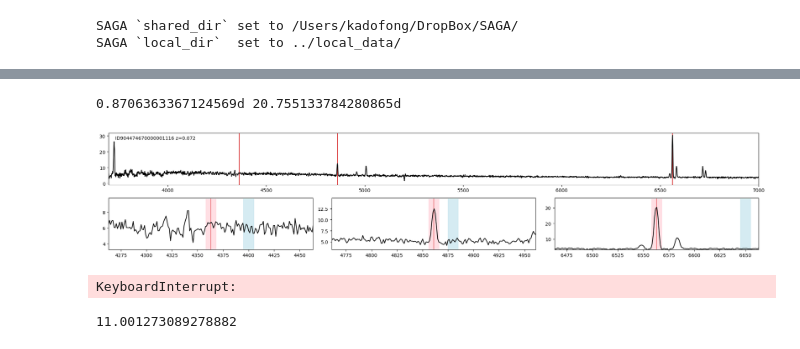
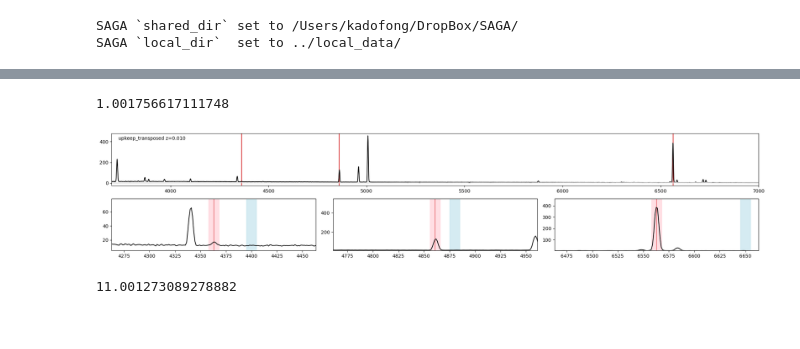
Before and after one commit to ekadofong/SAGAbg, a Jupyter notebook: notebooks/test_get_spectra.ipynb, the cells around one changed output, grey strips where cells are left out. Drawn from its saved outputs; the diff is of its cells as text; code cells hidden in the pictures.

```diff
--- a/notebooks/test_get_spectra.ipynb
+++ b/notebooks/test_get_spectra.ipynb
@@ -66,7 +68,2 @@ obj = first_objects[np.where(np.in1d(first_objects['OBJID'], 902548960000004877)
-# %%
-fake_nbwidth = 10.
-# %%
-line_wavelengths = {'Halpha':6563.,'OIII4363':4363., 'Hbeta':4861., }#'OIII5007':5007}
-cont_wavelengths = {'Halpha':6650., 'OIII4363':4400., 'Hbeta':4880.,}# 'OIII5007':5100}
 # %%
 ok = ['hurdle_dam','upkeep_transposed','deluging_trophy', 'evolutionary_thebes']
@@ -73,53 +93,57 @@ ok = ['hurdle_dam','upkeep_transposed','deluging_trophy', 'evolutionary_thebes']
+# %%
+(line_df['OIII4363']/line_df['u_OIII4363']).loc['prodigies_mortgagor']
+# %% [output]
+1.001756617111748
 # %%
-obj = clean.loc['cableway_doorstep'] #['mcinnes_aapg_arrogance']
+obj = clean.loc['upkeep_transposed']
-# %%
-print(f"{obj['RA']}d {obj['DEC']}d")
-# %% [output]
-0.8706363367124569d 20.755133784280865d
 # %%
 flux, wave, ivar, flag = SAGA_get_spectra.saga_get_spectrum(obj, dropbox_directory)
 #binned_flux = flux.reshape(-1,2).mean(axis=1)
 #binned_wv = wave.reshape(-1,2).mean(axis=1)
 
 restwv = wave/(1.+obj['SPEC_Z'])
-objname = obj['OBJID']
+objname = obj['wordid']
 axorder = {'OIII4363':0, 'Hbeta':1, "Halpha":2}
 delta =100.
 
 fig = plt.figure ( figsize=(20,4))
 
 shape = (2,3)
 ax_prince = plt.subplot2grid ( shape, (0,0), colspan = 3 )
 line_axes = [ plt.subplot2grid(shape, (1,idx)) for idx in range(3) ]
 axarr = [ax_prince] + line_axes
 ylim = np.nanquantile(flux[(restwv>3700.)&(restwv<=7000.)], [0.01, 1.])
 ylim[1] = ylim[1] * 1.1
 for ax in axarr:
     ax.plot(restwv,flux,color='k')
+    ax.plot(restwv, ivar**.5, color='lightgrey')
     #ax.plot(binned_wv/(1.+obj['SPEC_Z']), binned_flux, color='k')
 for key in line_wavelengths:
     ax = axarr[axorder[key]+1]
     ax_prince.axvline(line_wavelengths[key], color='tab:red', zorder=0)
     ax.axvline(line_wavelengths[key], color='tab:red', zorder=0)
-    ax.axvspan ( line_wavelengths[key]-fake_nbwidth/2., line_wavelengths[key]+fake_nbwidth/2., color='pink', alpha=0.5 )
-    ax.axvspan ( cont_wavelengths[key]-fake_nbwidth/2., cont_wavelengths[key]+fake_nbwidth/2., color='lightblue', alpha=0.5 )
+    ax.axvspan ( line_wavelengths[key]-fake_nbwidth/2., line_wavelengths[key]+fake_nbwidth/2.,
+                color='pink', alpha=0.5 )
+    ax.axvspan ( cont_wavelengths[key]-fake_nbwidth/2., cont_wavelengths[key]+fake_nbwidth/2.,
+                color='lightblue', alpha=0.5 )
     ymax = np.nanquantile(flux[abs((restwv) - line_wavelengths[key]) <= (2.*delta)], 1.) * 1.2
     ax.set_ylim(ylim[0], ymax)
 delta = 100.
 axarr[1].set_xlim(line_wavelengths['OIII4363'] - delta, line_wavelengths['OIII4363'] + delta )
 axarr[2].set_xlim(line_wavelengths['Hbeta'] - delta, line_wavelengths['Hbeta'] + delta )
 axarr[3].set_xlim(line_wavelengths['Halpha'] - delta, line_wavelengths['Halpha'] + delta )
-ax_prince.text ( 0.01, 0.95, f'ID{objname} z={obj["SPEC_Z"]:.3f}', transform=ax_prince.transAxes, ha='left', va='top')
+ax_prince.text ( 0.01, 0.95, f'{objname} z={obj["SPEC_Z"]:.3f}', transform=ax_prince.transAxes,
+                ha='left', va='top')
 
 ax_prince.set_xlim(3700.,7000.)
 plt.tight_layout ()
 # %% [output]
-[figure, old version]
+[figure, new version]
 # %%
 #line_wavelengths = {'Halpha':6563.,'OIII4363':4363., 'Hbeta':4861., 'OIII5007':5007}
 delta = 200
 
-for name,row in lineflux_df.query('(OIII4363>1.)&(Halpha>10.)').iterrows():
+for name,row in detections.iterrows():
     obj = clean.loc[name]
     if isinstance(obj, table.Table):
         obj = obj[0]
@@ -131,7 +155,7 @@ for name,row in lineflux_df.query('(OIII4363>1.)&(Halpha>10.)').iterrows():
     restwv = wave/(1.+obj['SPEC_Z'])
     objname = obj['OBJID']
     axorder = {'OIII4363':0, 'Hbeta':1, "Halpha":2}
-    figname = f'../figures/exploration/spectra/spectrum_ID{name}.png'
+    figname = f'../figures/exploration/spectra/spectrum_{name}.png'
 
 
     fig = plt.figure ( figsize=(20,4))
@@ -151,7 +175,7 @@ for name,row in lineflux_df.query('(OIII4363>1.)&(Halpha>10.)').iterrows():
         ax.axvspan ( line_wavelengths[key]-fake_nbwidth/2., line_wavelengths[key]+fake_nbwidth/2., color='pink', alpha=0.5 )
         ax.axvspan ( cont_wavelengths[key]-fake_nbwidth/2., cont_wavelengths[key]+fake_nbwidth/2., color='lightblue', alpha=0.5 )
         ymax = np.nanquantile(flux[abs((restwv) - line_wavelengths[key]) <= (2.*delta)], 1.) * 1.2
-        ax.text ( 0.025, 0.95, f'key: {lineflux_df.loc[name, key]:.1f}', ha='left', va='top', transform=ax.transAxes )
+        ax.text ( 0.025, 0.95, f'key: {line_df.loc[name, key]:.1f}', ha='left', va='top', transform=ax.transAxes )
         ax.set_ylim(ylim[0], ymax)
     #delta = 100.
     axarr[1].set_xlim(line_wavelengths['OIII4363'] - delta, line_wavelengths['OIII4363'] + delta )
@@ -164,8 +188,6 @@ for name,row in lineflux_df.query('(OIII4363>1.)&(Halpha>10.)').iterrows():
 
     plt.savefig(figname)
     plt.close ()
-# %% [output]
-KeyboardInterrupt:
 # %%
 kcorrect = calc_kcor.calc_kcor
 
```
Also changed, not shown: parts of 13 cells of this notebook, 6 other files.
